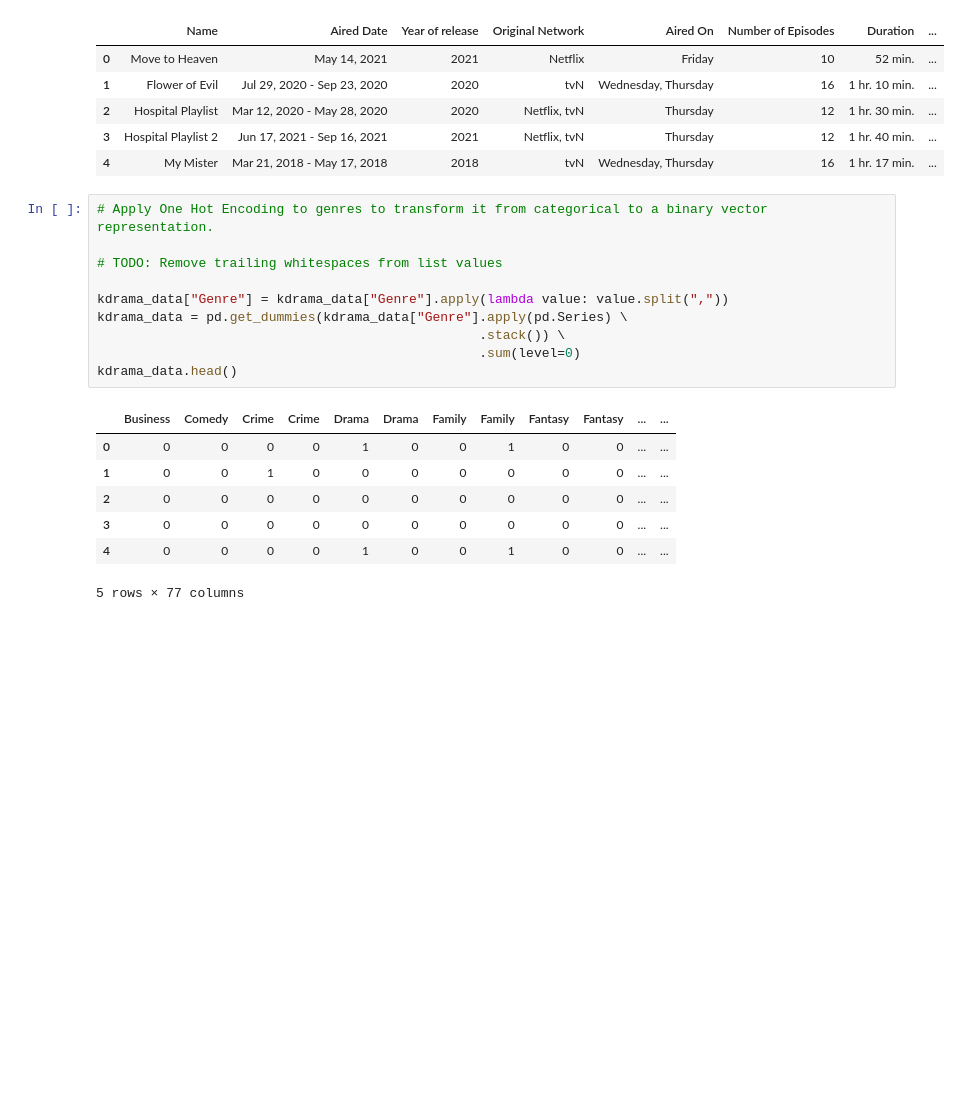
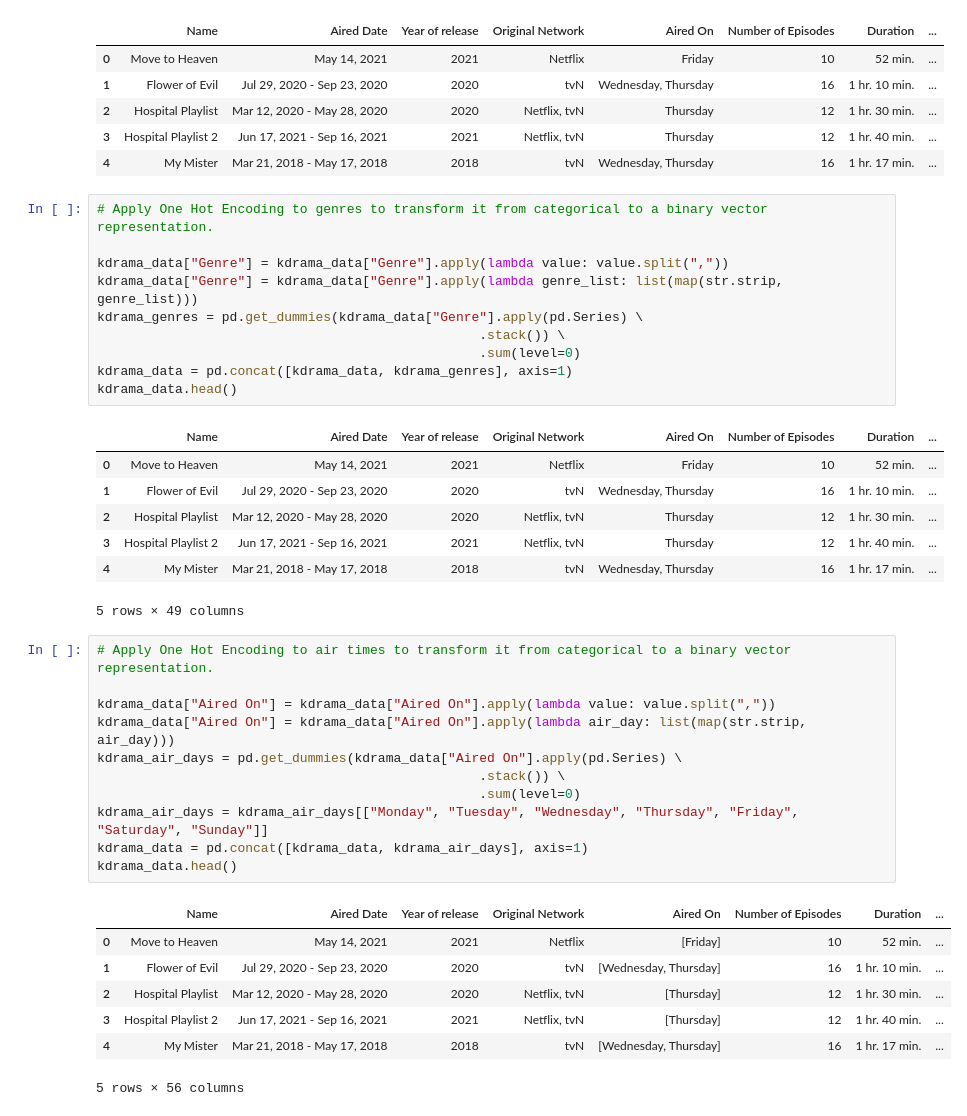
Before and after one commit to blurridge/kdrama-rating-ml, a Jupyter notebook: src/kdrama_rating_ml.ipynb, the cells around one changed output. Saved outputs shown, nothing was run; the diff lists cells and outputs as text; blank space fills up the shorter version.

```diff
--- a/src/kdrama_rating_ml.ipynb
+++ b/src/kdrama_rating_ml.ipynb
@@ -87,19 +75,38 @@ kdrama_data.head()
 # %%
 # Apply One Hot Encoding to genres to transform it from categorical to a binary vector representation.
 
-# TODO: Remove trailing whitespaces from list values
-
 kdrama_data["Genre"] = kdrama_data["Genre"].apply(lambda value: value.split(","))
-kdrama_data = pd.get_dummies(kdrama_data["Genre"].apply(pd.Series) \
+kdrama_data["Genre"] = kdrama_data["Genre"].apply(lambda genre_list: list(map(str.strip, genre_list)))
+kdrama_genres = pd.get_dummies(kdrama_data["Genre"].apply(pd.Series) \
                                                  .stack()) \
                                                  .sum(level=0)
+kdrama_data = pd.concat([kdrama_data, kdrama_genres], axis=1)
 kdrama_data.head()
 # %% [output]
-|  | Business | Comedy | Crime | Crime | Drama | Drama | Family | Family | Fantasy | Fantasy | ... | ... |
-| 0 | 0 | 0 | 0 | 0 | 1 | 0 | 0 | 1 | 0 | 0 | ... | ... |
-| 1 | 0 | 0 | 1 | 0 | 0 | 0 | 0 | 0 | 0 | 0 | ... | ... |
-| 2 | 0 | 0 | 0 | 0 | 0 | 0 | 0 | 0 | 0 | 0 | ... | ... |
-| 3 | 0 | 0 | 0 | 0 | 0 | 0 | 0 | 0 | 0 | 0 | ... | ... |
-| 4 | 0 | 0 | 0 | 0 | 1 | 0 | 0 | 1 | 0 | 0 | ... | ... |
+|  | Name | Aired Date | Year of release | Original Network | Aired On | Number of Episodes | Duration | ... |
+| 0 | Move to Heaven | May 14, 2021 | 2021 | Netflix | Friday | 10 | 52 min. | ... |
+| 1 | Flower of Evil | Jul 29, 2020 - Sep 23, 2020 | 2020 | tvN | Wednesday, Thursday | 16 | 1 hr. 10 min. | ... |
+| 2 | Hospital Playlist | Mar 12, 2020 - May 28, 2020 | 2020 | Netflix, tvN | Thursday | 12 | 1 hr. 30 min. | ... |
+| 3 | Hospital Playlist 2 | Jun 17, 2021 - Sep 16, 2021 | 2021 | Netflix, tvN | Thursday | 12 | 1 hr. 40 min. | ... |
+| 4 | My Mister | Mar 21, 2018 - May 17, 2018 | 2018 | tvN | Wednesday, Thursday | 16 | 1 hr. 17 min. | ... |
-5 rows × 77 columns
+5 rows × 49 columns
+# %%
+# Apply One Hot Encoding to air times to transform it from categorical to a binary vector representation.
+
+kdrama_data["Aired On"] = kdrama_data["Aired On"].apply(lambda value: value.split(","))
+kdrama_data["Aired On"] = kdrama_data["Aired On"].apply(lambda air_day: list(map(str.strip, air_day)))
+kdrama_air_days = pd.get_dummies(kdrama_data["Aired On"].apply(pd.Series) \
+                                                 .stack()) \
+                                                 .sum(level=0)
+kdrama_air_days = kdrama_air_days[["Monday", "Tuesday", "Wednesday", "Thursday", "Friday", "Saturday", "Sunday"]]
+kdrama_data = pd.concat([kdrama_data, kdrama_air_days], axis=1)
+kdrama_data.head()
+# %% [output]
+|  | Name | Aired Date | Year of release | Original Network | Aired On | Number of Episodes | Duration | ... |
+| 0 | Move to Heaven | May 14, 2021 | 2021 | Netflix | [Friday] | 10 | 52 min. | ... |
+| 1 | Flower of Evil | Jul 29, 2020 - Sep 23, 2020 | 2020 | tvN | [Wednesday, Thursday] | 16 | 1 hr. 10 min. | ... |
+| 2 | Hospital Playlist | Mar 12, 2020 - May 28, 2020 | 2020 | Netflix, tvN | [Thursday] | 12 | 1 hr. 30 min. | ... |
+| 3 | Hospital Playlist 2 | Jun 17, 2021 - Sep 16, 2021 | 2021 | Netflix, tvN | [Thursday] | 12 | 1 hr. 40 min. | ... |
+| 4 | My Mister | Mar 21, 2018 - May 17, 2018 | 2018 | tvN | [Wednesday, Thursday] | 16 | 1 hr. 17 min. | ... |
+5 rows × 56 columns
 # %%
```
Also changed, not shown: parts of 6 cells of this notebook.
